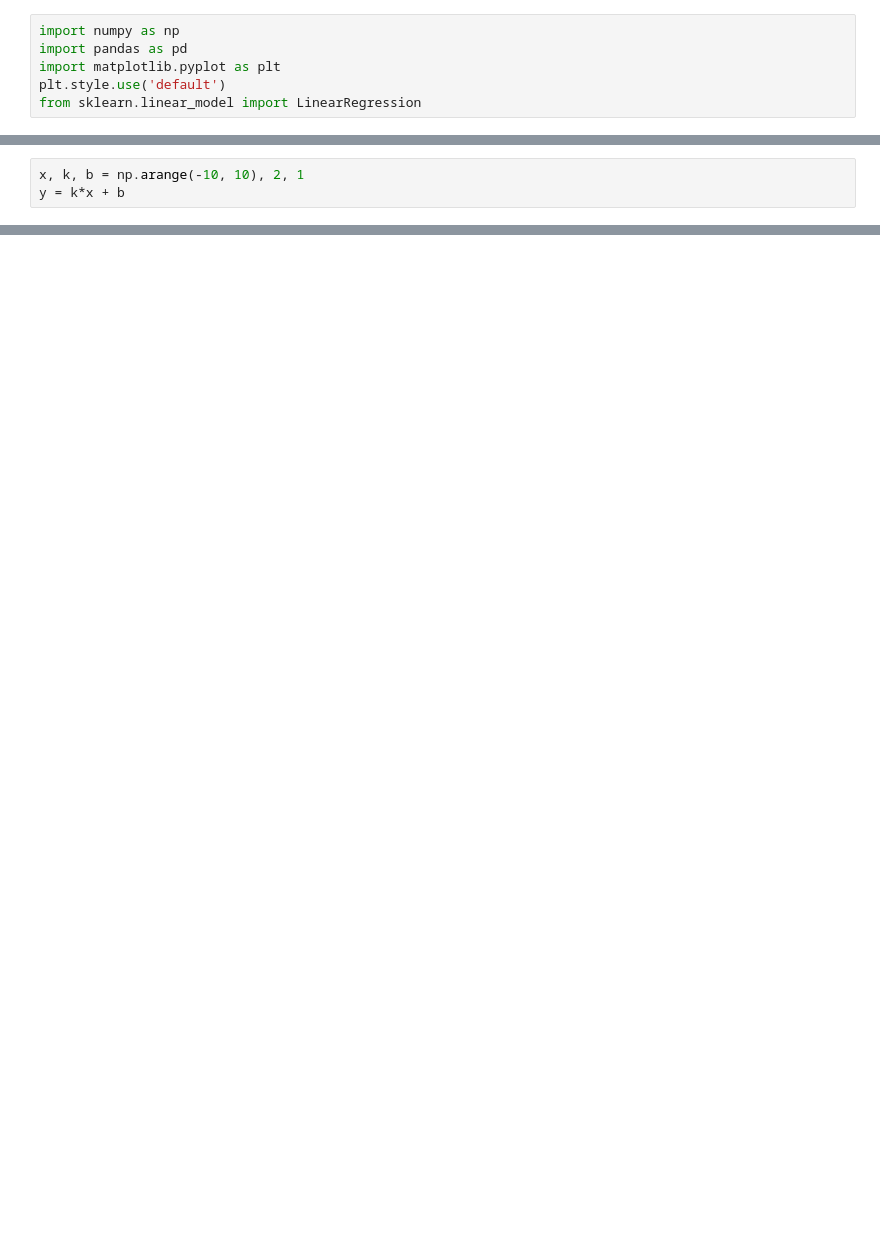
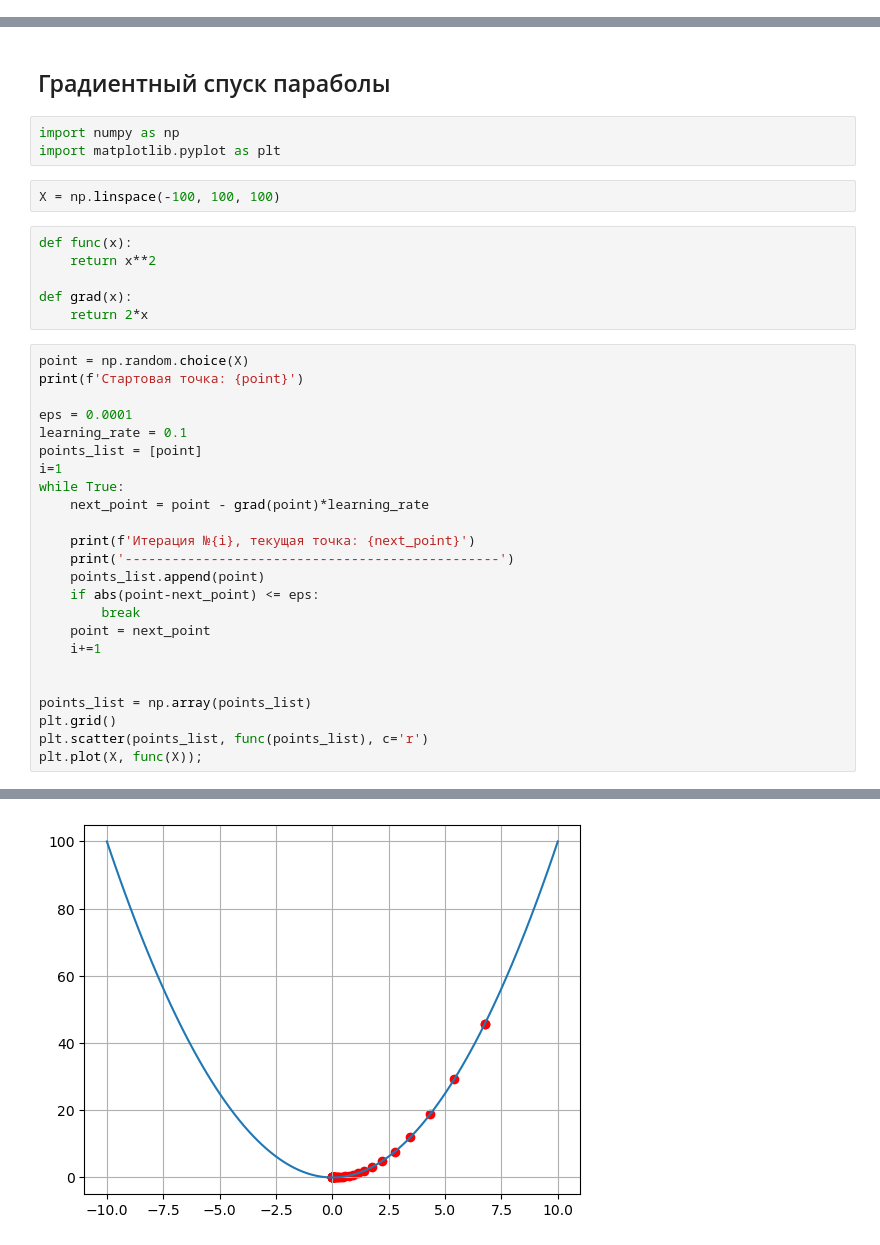
Before and after one commit to EngeloX/ds, a Jupyter notebook: MachineLearning/LinearRegression/LinearRegression.ipynb, the cells around one changed output, grey strips where cells are left out. Cells and saved outputs as stored; diff of their text form; blank space fills up the shorter version.

```diff
--- a/MachineLearning/LinearRegression/LinearRegression.ipynb
+++ b/MachineLearning/LinearRegression/LinearRegression.ipynb
@@ -268,6 +0,0 @@ plt.scatter(df['X'], df['y'], s=50, c='blue');
-# %%
-import numpy as np
-import pandas as pd
-import matplotlib.pyplot as plt
-plt.style.use('default')
-from sklearn.linear_model import LinearRegression
@@ -357,3 +0,0 @@ import seaborn as sns
-# %%
-x, k, b = np.arange(-10, 10), 2, 1
-y = k*x + b
@@ -426,0 +38,38 @@ plt.axhline(y=70.5,xmax=0.71, c='r', ls='--');
+# %% [markdown]
+## Градиентный спуск параболы
+# %%
+import numpy as np
+import matplotlib.pyplot as plt
+# %%
+X = np.linspace(-100, 100, 100)
+# %%
+def func(x):
+    return x**2
+
+def grad(x):
+    return 2*x
+# %%
+point = np.random.choice(X)
+print(f'Стартовая точка: {point}')
+
+eps = 0.0001
+learning_rate = 0.1
+points_list = [point]
+i=1
+while True:
+    next_point = point - grad(point)*learning_rate
+
+    print(f'Итерация №{i}, текущая точка: {next_point}')
+    print('------------------------------------------------')
+    points_list.append(point)
+    if abs(point-next_point) <= eps:
+        break
+    point = next_point
+    i+=1
+
+
+points_list = np.array(points_list)
+plt.grid()
+plt.scatter(points_list, func(points_list), c='r')
+plt.plot(X, func(X));
+# %% [output]
@@ -426,0 +93 @@ plt.axhline(y=70.5,xmax=0.71, c='r', ls='--');
+[figure, added]
```
Also changed, not shown: parts of 53 cells of this notebook, 13 other files.
